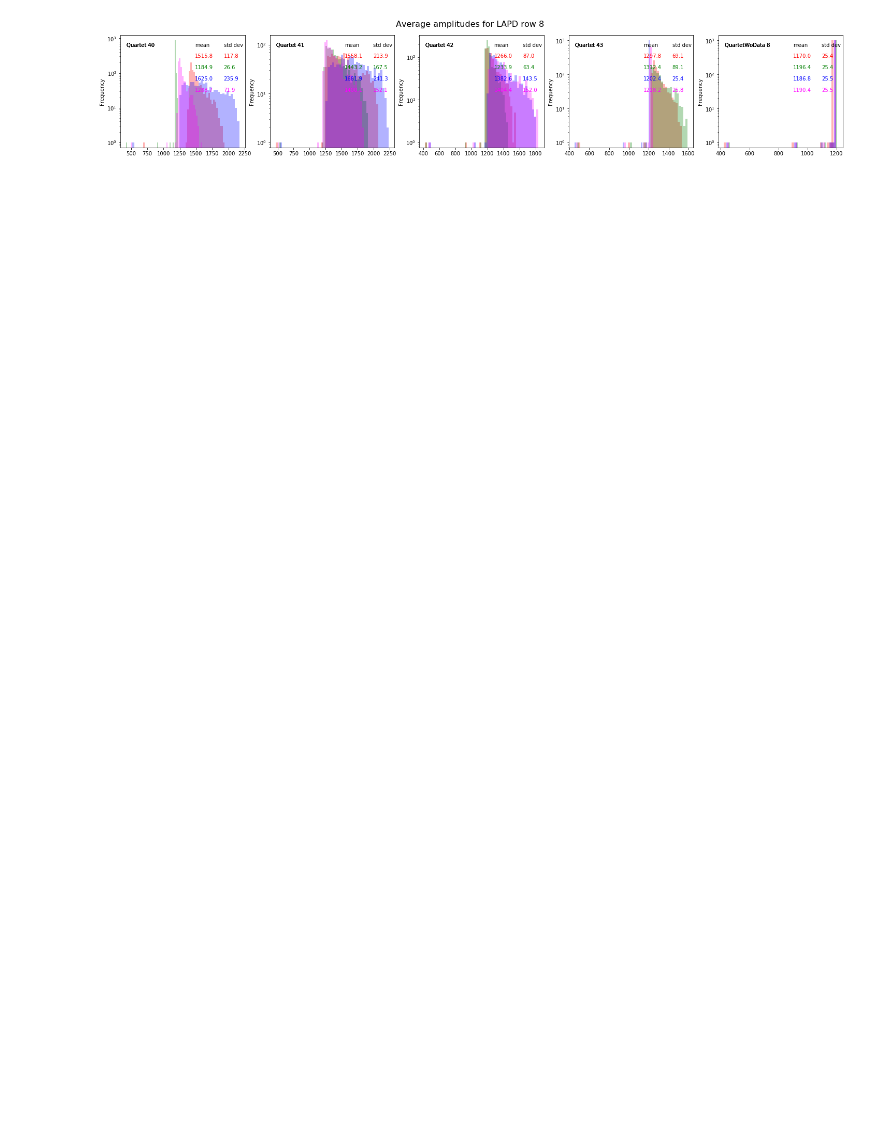
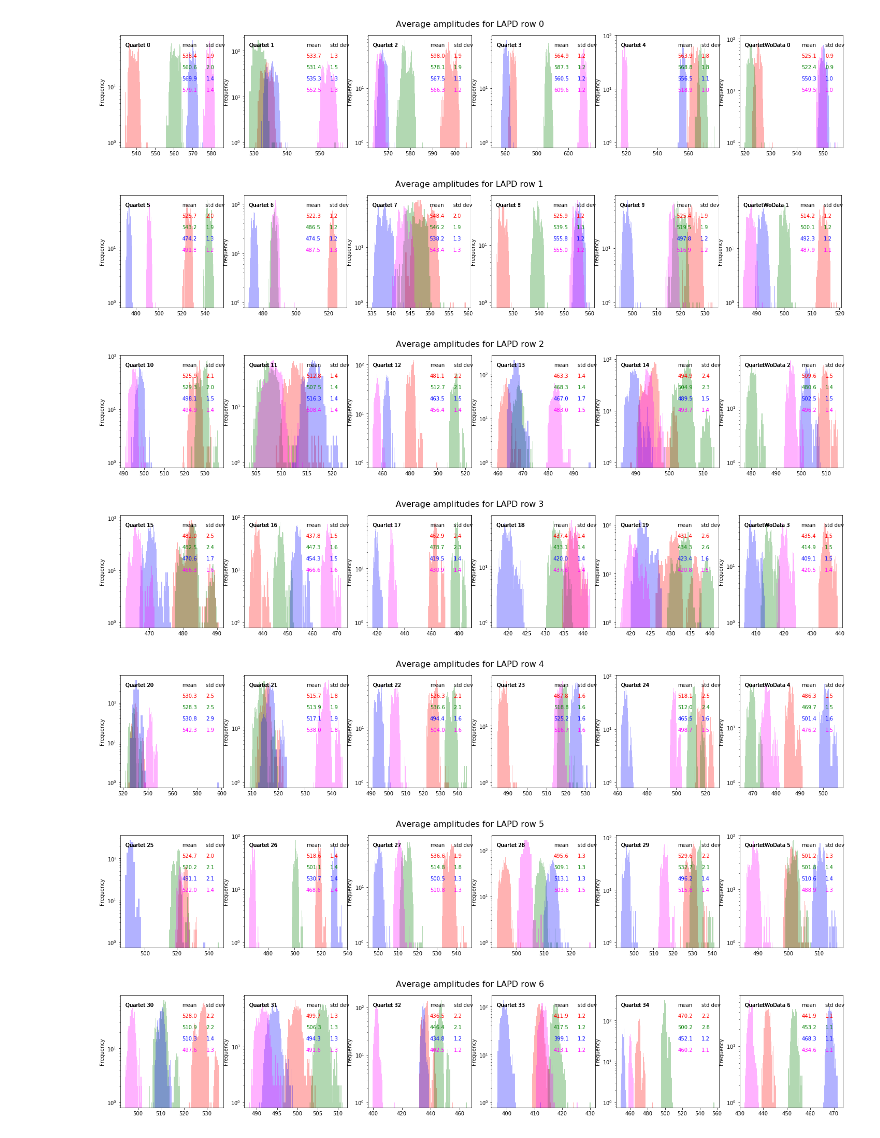
Before and after one commit to ebusato/LAPDstudies_TCA_Pedestal, a Jupyter notebook: Pedestal.ipynb, the cells around one changed output. Cells and saved outputs as stored; diff of their text form; code cells hidden in the pictures; blank space fills up the shorter version.

```diff
--- a/Pedestal.ipynb
+++ b/Pedestal.ipynb
@@ -45,30 +45,36 @@ def plotRow(iPlot, iLAPDRow):
     plt.figure(iPlot, figsize=(25,4))
     plt.suptitle('Average amplitudes for LAPD row '+str(iLAPDRow), fontsize=16)
 
-    for i in range(4):
-        ax = plt.subplot(1, 5, i+1)
+    for i in range(5):
+        ax = plt.subplot(1, 6, i+1)
         plt.text(0.6, 0.9, "mean", transform=ax.transAxes)
         plt.text(0.83, 0.9, "std dev", transform=ax.transAxes)
         iQuartet = iLAPDRow*5+i
         plotQuartet(Quartets[iQuartet], ax, "Quartet "+str(iQuartet))
 
-    ax = plt.subplot(1, 5, 5)
+    ax = plt.subplot(1, 6, 6)
     plt.text(0.6, 0.9, "mean", transform=ax.transAxes)
     plt.text(0.83, 0.9, "std dev", transform=ax.transAxes)
     iQuartet = iLAPDRow
     plotQuartet(QuartetsWoData[iQuartet], ax, "QuartetWoData "+str(iQuartet))
 # %%
-# plotRow(iPlot=1, iLAPDRow=0)
-# plotRow(iPlot=2, iLAPDRow=1)
-# plotRow(iPlot=3, iLAPDRow=2)
-# plotRow(iPlot=4, iLAPDRow=3)
-# plotRow(iPlot=5, iLAPDRow=4)
-# plotRow(iPlot=6, iLAPDRow=5)
-# plotRow(iPlot=7, iLAPDRow=6)
-# plotRow(iPlot=8, iLAPDRow=7)
+plotRow(iPlot=1, iLAPDRow=0)
+plotRow(iPlot=2, iLAPDRow=1)
+plotRow(iPlot=3, iLAPDRow=2)
+plotRow(iPlot=4, iLAPDRow=3)
+plotRow(iPlot=5, iLAPDRow=4)
+plotRow(iPlot=6, iLAPDRow=5)
+plotRow(iPlot=7, iLAPDRow=6)
+plotRow(iPlot=8, iLAPDRow=7)
 plotRow(iPlot=9, iLAPDRow=8)
-# plotRow(iPlot=10, iLAPDRow=9)
-# plotRow(iPlot=11, iLAPDRow=10)
-# plotRow(iPlot=12, iLAPDRow=11)
+plotRow(iPlot=10, iLAPDRow=9)
+plotRow(iPlot=11, iLAPDRow=10)
+plotRow(iPlot=12, iLAPDRow=11)
 # %% [output]
-[figure, old version]
+[figure, new version]
+[figure, added]
+[figure, added]
+[figure, added]
+[figure, added]
+[figure, added]
+[figure, added]
```
Also changed, not shown: parts of 1 cell of this notebook.
